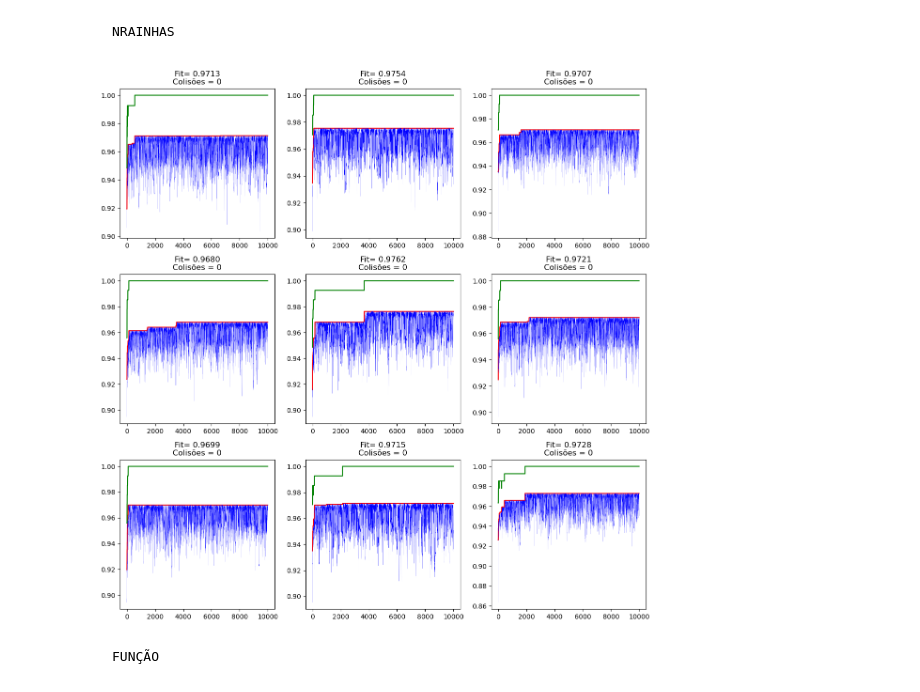
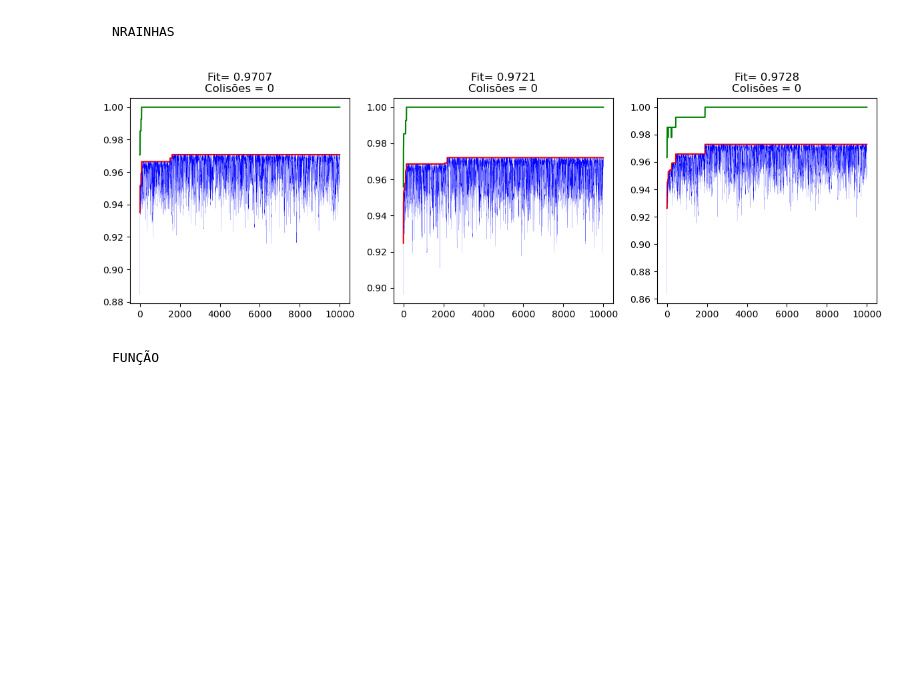
Before and after one commit to ThiagoBrandenburg/Implementacoes-IA, a Jupyter notebook: AlgoritmoGenetico/nb_nrainhas_max.ipynb, the cells around one changed output. Drawn from its saved outputs; the diff is of its cells as text; code cells hidden in the pictures; blank space fills up the shorter version.

```diff
--- a/AlgoritmoGenetico/nb_nrainhas_max.ipynb
+++ b/AlgoritmoGenetico/nb_nrainhas_max.ipynb
@@ -32,20 +32,19 @@ ambientes = Parallel(n_jobs=-1)(
     delayed(run)(ambiente) for ambiente in ambientes
 )
 # %%
-fig, axes = plt.subplots(3,3,figsize=(12,12))
+fig, axes = plt.subplots(1,3,figsize=(12,4))
 for i in range(3):
-    for j in range(3):
-        k = i +j*3
-        best_solution = problem.decode(ambientes[k].elite_population[0])
-        fit_value = problem.fitness(best_solution)
-        penality_value = problem._number_of_colisions(best_solution)
-        title = 'Fit= ' + f"{fit_value:.4f}" + '\n' + 'Colisões = ' + str(penality_value)
-        sns.lineplot(ambientes[k].results_best,color='Red',ax=axes[i][j]).set(title=title)
-        sns.lineplot(ambientes[k].results_mean,color='Blue',ax=axes[i][j],linewidth=0.1)
-        sns.lineplot([1-x for x in ambientes[k].results_penality],color='Green',ax=axes[i][j])
+    k = i +6
+    best_solution = problem.decode(ambientes[k].elite_population[0])
+    fit_value = problem.fitness(best_solution)
+    penality_value = problem._number_of_colisions(best_solution)
+    title = 'Fit= ' + f"{fit_value:.4f}" + '\n' + 'Colisões = ' + str(penality_value)
+    sns.lineplot(ambientes[k].results_best,color='Red',ax=axes[i]).set(title=title)
+    sns.lineplot(ambientes[k].results_mean,color='Blue',ax=axes[i],linewidth=0.1)
+    sns.lineplot([1-x for x in ambientes[k].results_penality],color='Green',ax=axes[i])
 plt.tight_layout()
 # %% [output]
-[figure, old version]
+[figure, new version]
 # %% [markdown]
     FUNÇÃO
 # %%
```
Also changed, not shown: 13 other files.
